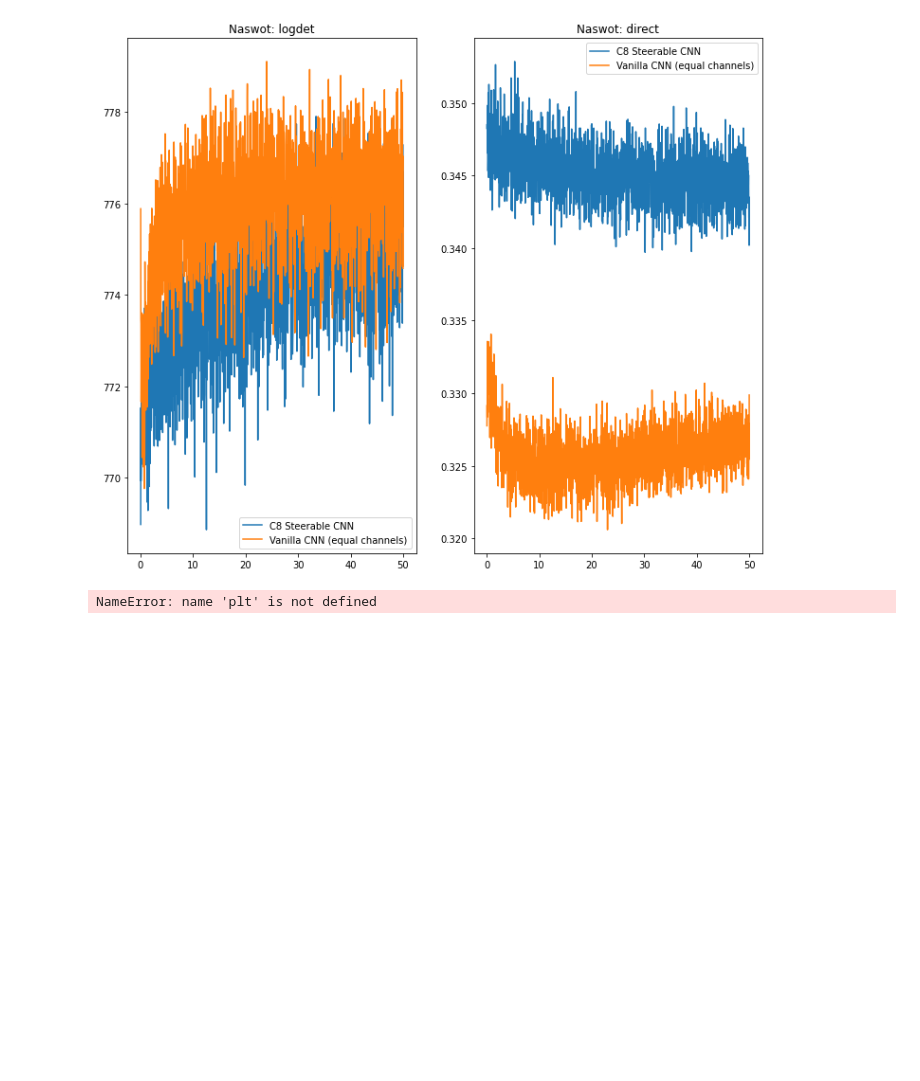
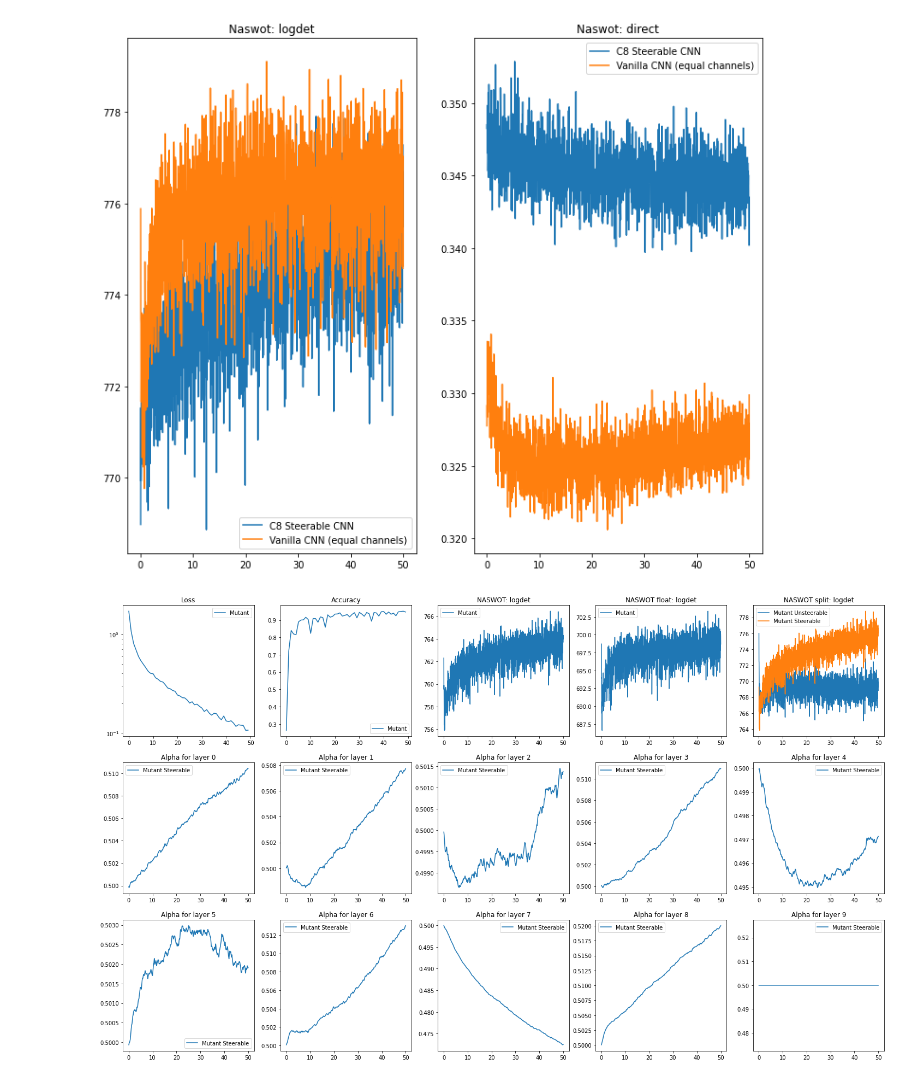
Before and after one commit to k8lion/equiNAS, a Jupyter notebook: plot.ipynb, the cells around one changed output. Saved outputs shown, nothing was run; the diff lists cells and outputs as text; code cells hidden in the pictures; blank space fills up the shorter version.

```diff
--- a/plot.ipynb
+++ b/plot.ipynb
@@ -50,39 +43,39 @@ plt.show()
 # %% [output]
 [figure]
 # %%
-file='logsmutant2022-05-14_11:36:01'
+file='logsmutant2022-05-17_15:11:29'
 with open('out/'+file+'.pkl','rb') as savefile:
     logs_mutant = pickle.load(savefile)
-
+logs_mutant = logs_mutant["mutant"]
 fig, ax = plt.subplots(3, 5, figsize=(25,15))
 flatbatch = [item for sublist in logs_mutant['train']['batch'] for item in sublist]
 if not max(flatbatch) > 1.0:
     epoch = 0
     for (i, batch) in enumerate(flatbatch):
         flatbatch[i] += epoch
         if batch == 1.0:
             epoch += 1
-indices = [i+1 for i in range(len(flatbatch)-1) if flatbatch[i+1]-flatbatch[i] > 0.002]
+indices = [i+1 for i in range(len(flatbatch)-1) if flatbatch[i+1]-flatbatch[i] > 0.02]
 ax[0,0].plot(logs_mutant['train']['loss'], label='Mutant')
 ax[0,0].legend()
 ax[0,0].set_title('Loss')
 ax[0,0].set_yscale('log')
 ax[0,1].plot(logs_mutant['validation']['accuracy'], label='Mutant')
 ax[0,1].legend()
 ax[0,1].set_title('Accuracy')
 ax[0,2].plot([flatbatch[i] for i in indices], [logs_mutant['train']["naswot_ld"][i] for i in indices], label='Mutant')
 ax[0,2].legend()
 ax[0,2].set_title('NASWOT: logdet')
 ax[0,3].plot([flatbatch[i] for i in indices], [logs_mutant['train']["naswot_ldF"][i] for i in indices], label='Mutant')
 ax[0,3].legend()
 ax[0,3].set_title('NASWOT float: logdet')
 ax[0,4].plot([flatbatch[i] for i in indices], [logs_mutant['train']["naswot_ldU"][i] for i in indices], label='Mutant Unsteerable')
 ax[0,4].plot([flatbatch[i] for i in indices], [logs_mutant['train']["naswot_ldS"][i] for i in indices], label='Mutant Steerable')
 ax[0,4].legend()
 ax[0,4].set_title('NASWOT split: logdet')
 for l in range(10):
-    ax[int(l/5)+1,l%5].plot([flatbatch[i] for i in indices], [logs_mutant['train']["alphas"][l][i].cpu().item() for i in indices], label='Mutant Steerable')
+    ax[int(l/5)+1,l%5].plot([flatbatch[i] for i in indices], [logs_mutant['train']["alphas"][l][i] for i in indices], label='Mutant Steerable')
     ax[int(l/5)+1,l%5].legend()
     ax[int(l/5)+1,l%5].set_title('Alpha for layer '+str(l))
 # %% [output]
-NameError: name 'plt' is not defined
+[figure, added]
```
Also changed, not shown: parts of 1 cell of this notebook.
